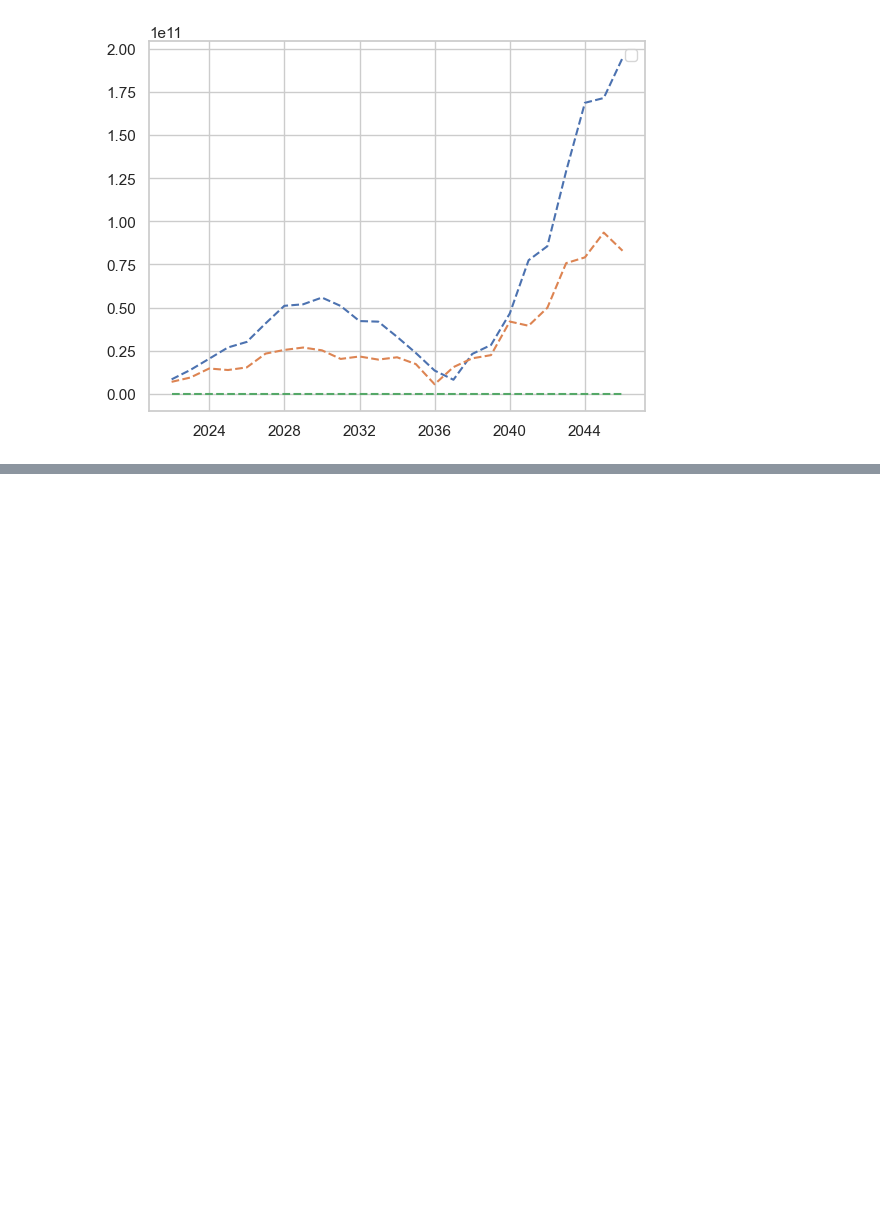
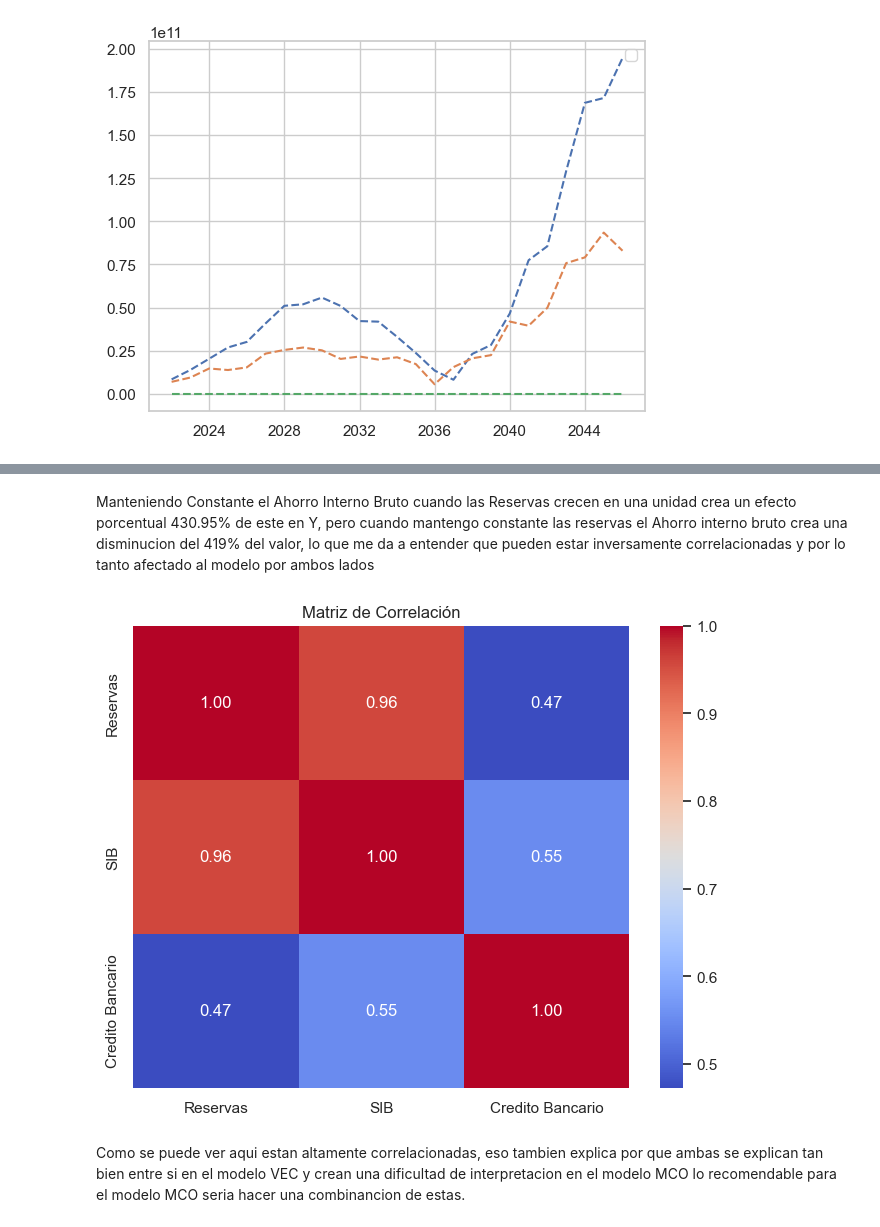
Before and after one commit to miguel2019547/econometria_2, a Jupyter notebook: _VEC/Examen.ipynb, the cells around one changed output, grey strips where cells are left out. Cells and saved outputs as stored; diff of their text form; code cells hidden in the pictures; blank space fills up the shorter version.

```diff
--- a/_VEC/Examen.ipynb
+++ b/_VEC/Examen.ipynb
@@ -214,0 +252,13 @@ Se rechaza la hipótesis nula de normalidad para el estadístico 3.
+# %% [markdown]
+Manteniendo Constante el Ahorro Interno Bruto cuando las Reservas crecen en una unidad crea un efecto porcentual 430.95% de este en Y, pero cuando mantengo constante las reservas el Ahorro interno bruto crea una disminucion del 419% del valor, lo que me da a entender que pueden estar inversamente correlacionadas y por lo tanto afectado al modelo por ambos lados
+# %%
+
+correlation_matrix = data.corr()
+plt.figure(figsize=(8, 6))
+sn.heatmap(correlation_matrix, annot=True, cmap='coolwarm', fmt=".2f")
+plt.title('Matriz de Correlación')
+plt.show()
+# %% [output]
+[figure, added]
+# %% [markdown]
+Como se puede ver aqui estan altamente correlacionadas, eso tambien explica por que ambas se explican tan bien entre si en el modelo VEC y crean una dificultad de interpretacion en el modelo MCO lo recomendable para el modelo MCO seria hacer una combinancion de estas.
```
Also changed, not shown: parts of 18 cells of this notebook.
